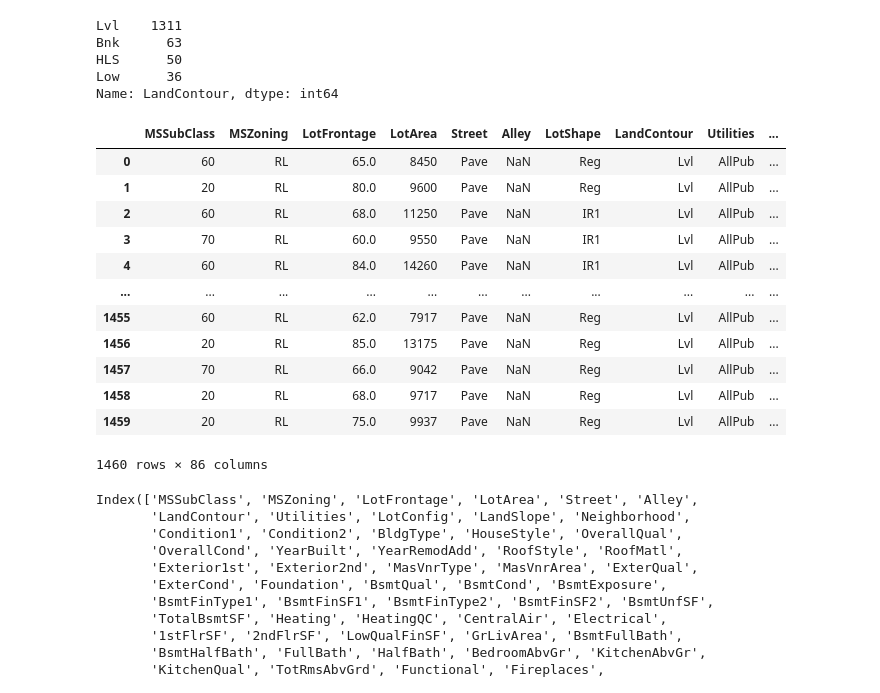
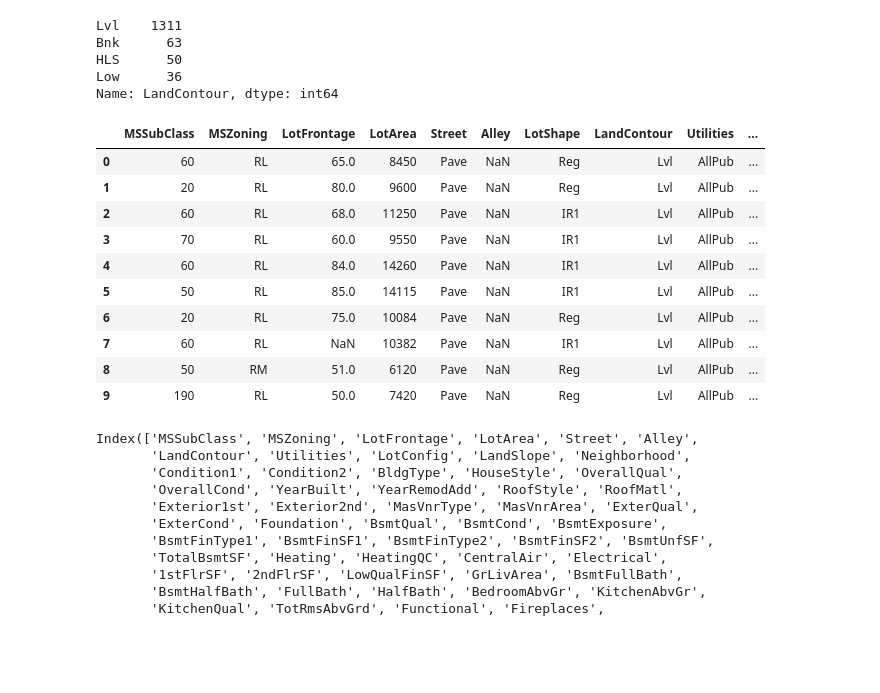
Before and after one commit to konfer/AIPro, a Jupyter notebook: Ensemble—cookbook/1—overview.ipynb, the cells around one changed output. Drawn from its saved outputs; the diff is of its cells as text; code cells hidden in the pictures; blank space fills up the shorter version.

```diff
--- a/Ensemble—cookbook/1—overview.ipynb
+++ b/Ensemble—cookbook/1—overview.ipynb
@@ -19,10 +19,10 @@ from sklearn.pipeline import Pipeline
 import datetime as dt
 # %%
 # pandas-num-option!
-pd.options.display.max_columns = 50  # None -> No Restrictions
-pd.options.display.max_rows = 200    # None -> Be careful with this
+pd.options.display.max_columns = None  # None -> No Restrictions
+pd.options.display.max_rows = None    # None -> Be careful with this
 pd.options.display.max_colwidth = 100
-pd.options.display.precision = 3
+pd.options.display.precision = 5
 # %%
 lb_make = LabelEncoder()
 # %%
@@ -211,21 +205,19 @@ HLS      50
 Low      36
 Name: LandContour, dtype: int64
 # %%
-pd.concat([housePricesData, one_hot_encoded_variables], axis = 1)
+pd.concat([housePricesData, one_hot_encoded_variables], axis = 1).head(10)
 # %% [output]
 |  | MSSubClass | MSZoning | LotFrontage | LotArea | Street | Alley | LotShape | LandContour | Utilities | ... |
 | 0 | 60 | RL | 65.0 | 8450 | Pave | NaN | Reg | Lvl | AllPub | ... |
 | 1 | 20 | RL | 80.0 | 9600 | Pave | NaN | Reg | Lvl | AllPub | ... |
 | 2 | 60 | RL | 68.0 | 11250 | Pave | NaN | IR1 | Lvl | AllPub | ... |
 | 3 | 70 | RL | 60.0 | 9550 | Pave | NaN | IR1 | Lvl | AllPub | ... |
 | 4 | 60 | RL | 84.0 | 14260 | Pave | NaN | IR1 | Lvl | AllPub | ... |
-| ... | ... | ... | ... | ... | ... | ... | ... | ... | ... | ... |
-| 1455 | 60 | RL | 62.0 | 7917 | Pave | NaN | Reg | Lvl | AllPub | ... |
-| 1456 | 20 | RL | 85.0 | 13175 | Pave | NaN | Reg | Lvl | AllPub | ... |
-| 1457 | 70 | RL | 66.0 | 9042 | Pave | NaN | Reg | Lvl | AllPub | ... |
-| 1458 | 20 | RL | 68.0 | 9717 | Pave | NaN | Reg | Lvl | AllPub | ... |
-| 1459 | 20 | RL | 75.0 | 9937 | Pave | NaN | Reg | Lvl | AllPub | ... |
+| 5 | 50 | RL | 85.0 | 14115 | Pave | NaN | IR1 | Lvl | AllPub | ... |
+| 6 | 20 | RL | 75.0 | 10084 | Pave | NaN | Reg | Lvl | AllPub | ... |
+| 7 | 60 | RL | NaN | 10382 | Pave | NaN | IR1 | Lvl | AllPub | ... |
+| 8 | 50 | RM | 51.0 | 6120 | Pave | NaN | Reg | Lvl | AllPub | ... |
+| 9 | 190 | RL | 50.0 | 7420 | Pave | NaN | Reg | Lvl | AllPub | ... |
-1460 rows × 86 columns
 # %%
 housePricesData.drop(['LotShape'], axis=1, inplace=True)
 # %%
```
Also changed, not shown: parts of 11 cells of this notebook.
